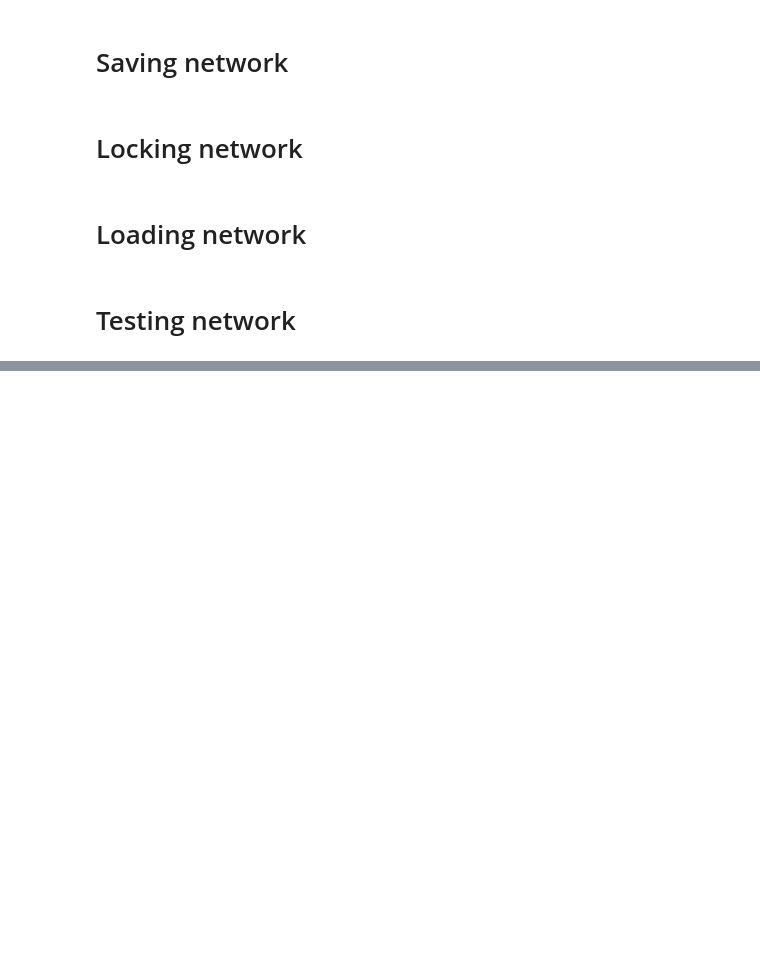
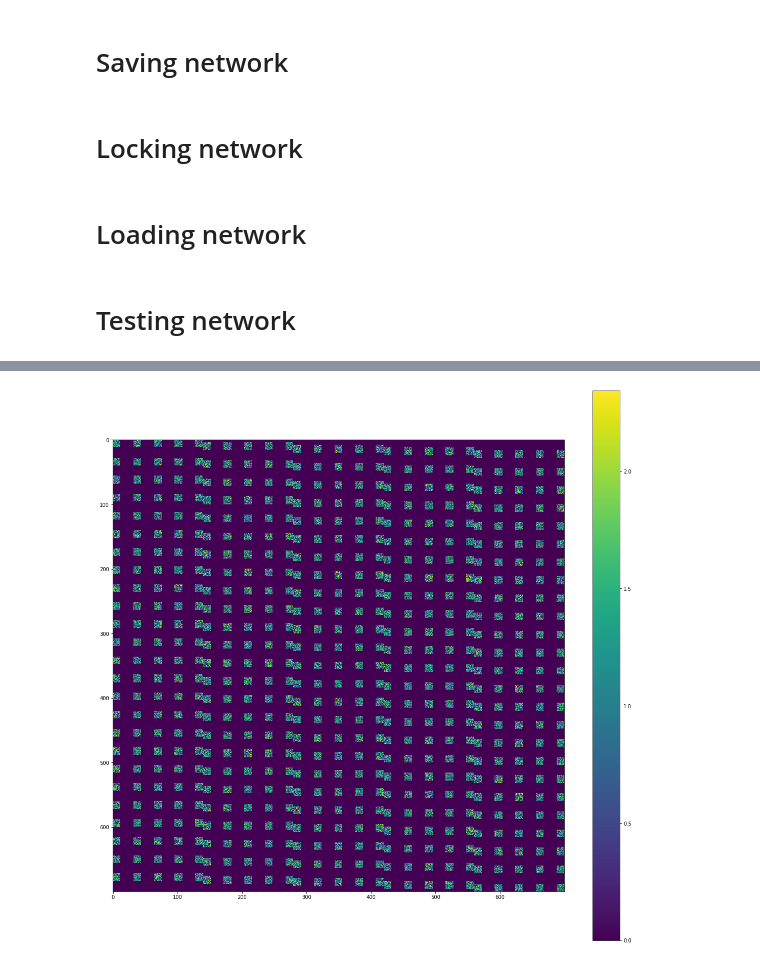
Before and after one commit to danielgafni/Bachelor, a Jupyter notebook: MNIST.ipynb, the cells around one changed output, grey strips where cells are left out. Saved outputs shown, nothing was run; the diff lists cells and outputs as text; code cells hidden in the pictures; blank space fills up the shorter version.

```diff
--- a/MNIST.ipynb
+++ b/MNIST.ipynb
@@ -225,0 +234,17 @@ TypeError: transpose() takes 2 positional arguments but 3 were given
+# %%
+weights_XY = weights_XY.reshape(28, 28, -1)
+weights_to_display = torch.zeros(0, 28*25)
+i = 0
+while i < 625:
+    for j in range(25):
+        weights_to_display_row = torch.zeros(28, 0)
+        for k in range(25):
+            weights_to_display_row = torch.cat((weights_to_display_row, weights_XY[:, :, i]), dim=1)
+            i += 1
+        weights_to_display = torch.cat((weights_to_display, weights_to_display_row), dim=0)
+plt.figure(figsize=(20, 20))
+plt.imshow(weights_to_display.numpy())
+plt.colorbar()
+plt.show()
+# %% [output]
+[figure, added]
```
Also changed, not shown: parts of 10 cells of this notebook, 3 other files.
